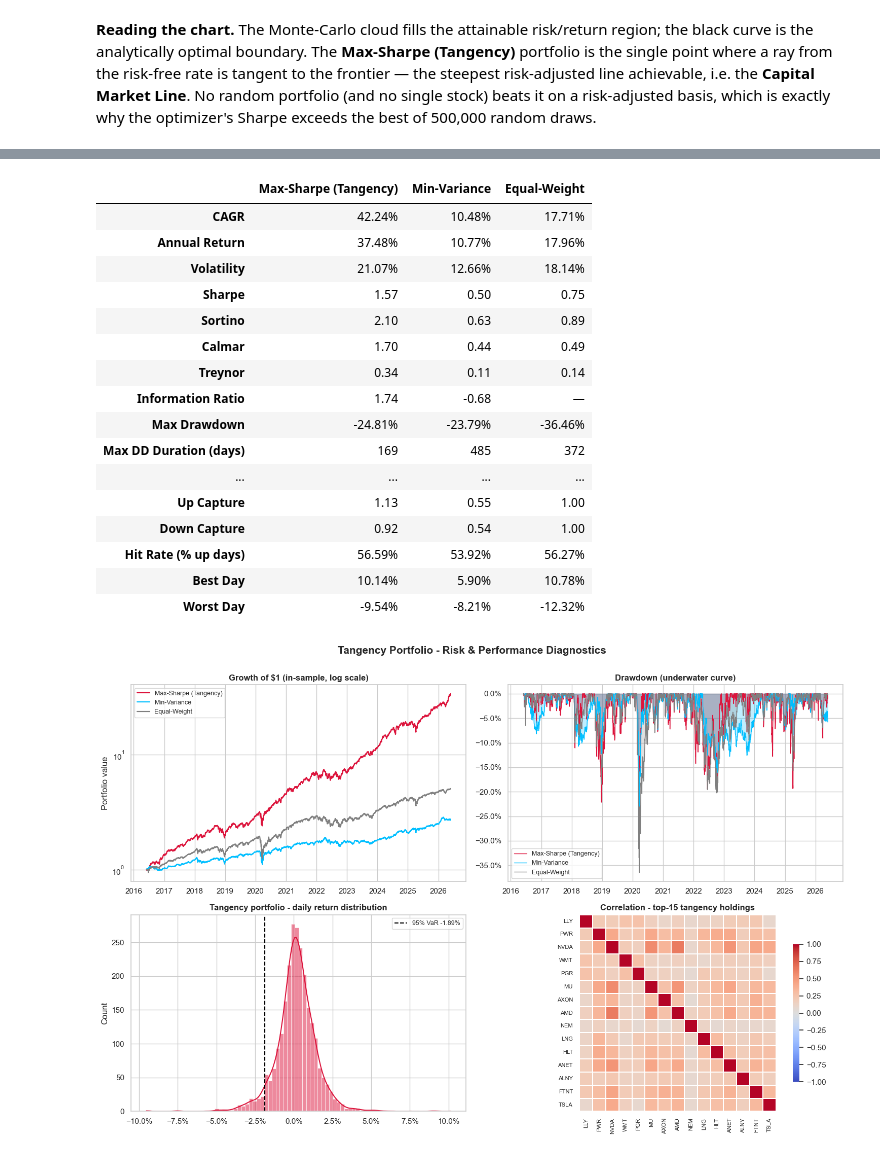
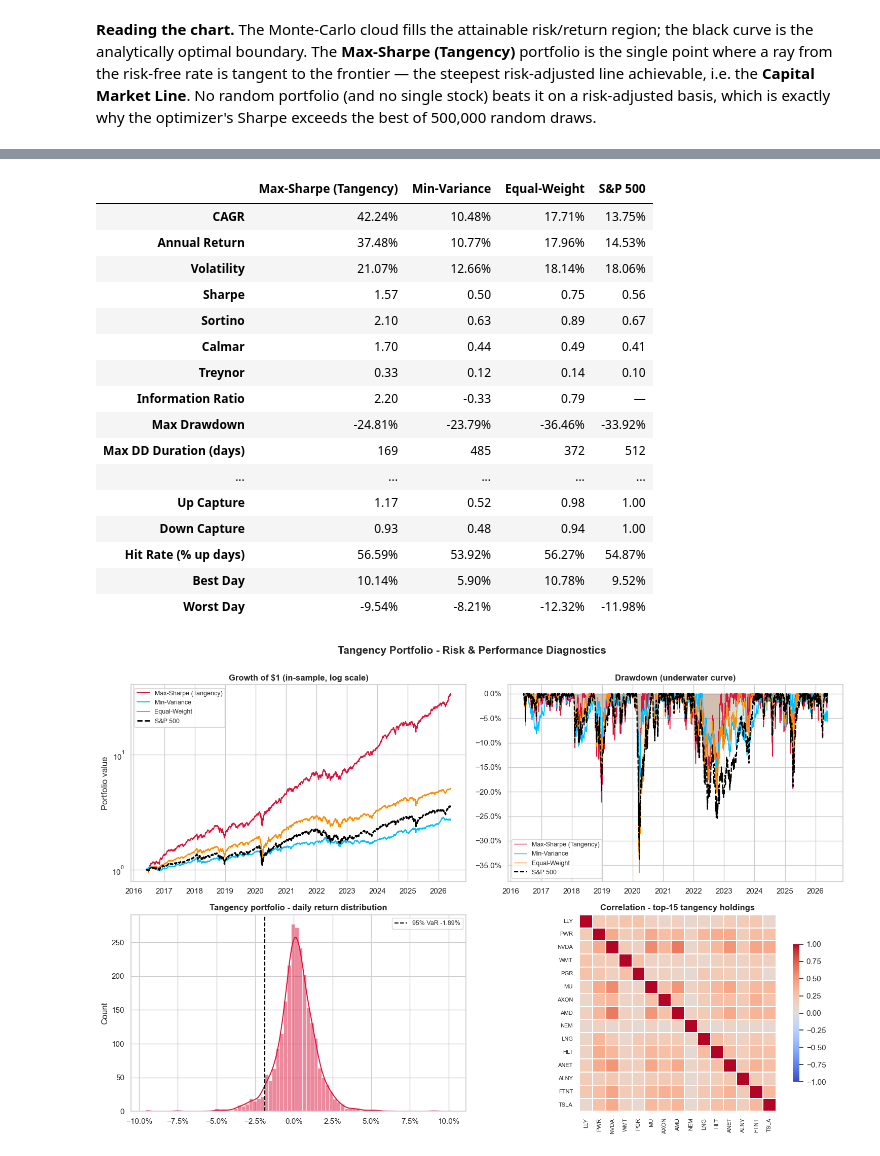
Before and after one commit to Michael-Nikolas-FTP/efficient-frontier-mpt, a Jupyter notebook: efficient_frontier.ipynb, the cells around one changed output, grey strips where cells are left out. Saved outputs shown, nothing was run; the diff lists cells and outputs as text; code cells hidden in the pictures.

```diff
--- a/efficient_frontier.ipynb
+++ b/efficient_frontier.ipynb
@@ -63,7 +63,7 @@ risk-adjusted portfolios:
 $$E(R) = R_f + \frac{E(R_{w^\*}) - R_f}{\sigma_{w^\*}}\,\sigma.$$
 # %%
 # --- Imports & configuration ---
-import os, sqlite3
+import os, sqlite3, json, urllib.request
 import numpy as np
 import pandas as pd
 import matplotlib.pyplot as plt
@@ -77,8 +77,9 @@ SEED         = 42
 np.random.seed(SEED)
 
 # Local EODHD database (falls back to the bundled CSV if the DB is unavailable).
-DB_PATH  = r"C:\Users\Michael\Desktop\data\eodhd_market_data.db"
-CSV_PATH = os.path.join("data", "universe_adj_close.csv.gz")
+DB_PATH   = r"C:\Users\Michael\Desktop\data\eodhd_market_data.db"
+CSV_PATH  = os.path.join("data", "universe_adj_close.csv.gz")
+SP500_CSV = os.path.join("data", "sp500.csv.gz")
 
 sns.set_theme(style="whitegrid", context="notebook")
 # %% [markdown]
@@ -374,16 +405,18 @@ column — hence its Beta = 1, Alpha = 0 by construction). Metrics span six fami
 # %%
-# --- Market proxy + full performance & risk tear-sheet ---
+# --- Diagnostics + full tear-sheet (benchmark = S&P 500) ---
 w_eq   = np.full(n_assets, 1/n_assets)
-book   = {"Max-Sharpe (Tangency)": w_ms, "Min-Variance": w_mv, "Equal-Weight": w_eq}
-colors = {"Max-Sharpe (Tangency)": "crimson", "Min-Variance": "deepskyblue", "Equal-Weight": "gray"}
+series = {
+    "Max-Sharpe (Tangency)": pd.Series(returns.values @ w_ms, index=returns.index),
+    "Min-Variance":          pd.Series(returns.values @ w_mv, index=returns.index),
+    "Equal-Weight":          pd.Series(returns.values @ w_eq, index=returns.index),
+    "S&P 500":               sp_ret,
+}
+colors = {"Max-Sharpe (Tangency)": "crimson", "Min-Variance": "deepskyblue",
+          "Equal-Weight": "darkorange", "S&P 500": "black"}
 
-mkt  = pd.Series(returns.values @ w_eq, index=returns.index)    # equal-weight market proxy
-rf_d = rf / TRADING_DAYS
-
-def diagnostics(w):
-    d  = pd.Series(returns.values @ w, index=returns.index)
+def diagnostics(d):
     eq = (1 + d).cumprod(); dd = eq / eq.cummax() - 1
-    longest = cur = 0                                           # longest underwater stretch
+    longest = cur = 0
     for u in (eq < eq.cummax()):
         cur = cur + 1 if u else 0; longest = max(longest, cur)
     ann   = d.mean() * TRADING_DAYS
@@ -405,7 +438,7 @@ def diagnostics(w):
         Skew=d.skew(), Kurtosis=d.kurt(), HitRate=(d > 0).mean(),
         BestDay=d.max(), WorstDay=d.min())
 
-D = {k: diagnostics(w) for k, w in book.items()}
+D = {k: diagnostics(v) for k, v in series.items()}
 
 rows = [("CAGR","pct"),("Ann_Return","pct"),("Volatility","pct"),
         ("Sharpe","r"),("Sortino","r"),("Calmar","r"),("Treynor","r"),("InfoRatio","r"),
@@ -414,64 +447,67 @@ rows = [("CAGR","pct"),("Ann_Return","pct"),("Volatility","pct"),
         ("Beta","r"),("Alpha","pct"),("TrackErr","pct"),("UpCapture","r"),("DownCapture","r"),
         ("HitRate","pct"),("BestDay","pct"),("WorstDay","pct")]
 labels = {"Ann_Return":"Annual Return","MaxDD":"Max Drawdown","MaxDD_Days":"Max DD Duration (days)",
-          "VaR95":"VaR 95%","CVaR95":"CVaR 95% (ES)","Beta":"Beta (vs mkt)","Alpha":"Alpha (annual)",
+          "VaR95":"VaR 95%","CVaR95":"CVaR 95% (ES)","Beta":"Beta (vs S&P 500)","Alpha":"Alpha (annual)",
           "InfoRatio":"Information Ratio","TrackErr":"Tracking Error","UpCapture":"Up Capture",
           "DownCapture":"Down Capture","Kurtosis":"Excess Kurtosis","HitRate":"Hit Rate (% up days)",
           "BestDay":"Best Day","WorstDay":"Worst Day"}
 def _fmt(v, t):
     if v is None or (isinstance(v, float) and np.isnan(v)): return "—"
     return f"{v:.2%}" if t == "pct" else (f"{int(v)}" if t == "d" else f"{v:.2f}")
-tearsheet = pd.DataFrame({k: [_fmt(D[k][m], t) for m, t in rows] for k in book},
+tearsheet = pd.DataFrame({k: [_fmt(D[k][m], t) for m, t in rows] for k in series},
                          index=[labels.get(m, m.replace("_", " ")) for m, _ in rows])
 tearsheet
 # %% [output]
-|  | Max-Sharpe (Tangency) | Min-Variance | Equal-Weight |
-| CAGR | 42.24% | 10.48% | 17.71% |
-| Annual Return | 37.48% | 10.77% | 17.96% |
-| Volatility | 21.07% | 12.66% | 18.14% |
-| Sharpe | 1.57 | 0.50 | 0.75 |
-| Sortino | 2.10 | 0.63 | 0.89 |
-| Calmar | 1.70 | 0.44 | 0.49 |
-| Treynor | 0.34 | 0.11 | 0.14 |
-| Information Ratio | 1.74 | -0.68 | — |
-| Max Drawdown | -24.81% | -23.79% | -36.46% |
-| Max DD Duration (days) | 169 | 485 | 372 |
-| ... | ... | ... | ... |
-| Up Capture | 1.13 | 0.55 | 1.00 |
-| Down Capture | 0.92 | 0.54 | 1.00 |
-| Hit Rate (% up days) | 56.59% | 53.92% | 56.27% |
-| Best Day | 10.14% | 5.90% | 10.78% |
-| Worst Day | -9.54% | -8.21% | -12.32% |
+|  | Max-Sharpe (Tangency) | Min-Variance | Equal-Weight | S&P 500 |
+| CAGR | 42.24% | 10.48% | 17.71% | 13.75% |
+| Annual Return | 37.48% | 10.77% | 17.96% | 14.53% |
+| Volatility | 21.07% | 12.66% | 18.14% | 18.06% |
+| Sharpe | 1.57 | 0.50 | 0.75 | 0.56 |
+| Sortino | 2.10 | 0.63 | 0.89 | 0.67 |
+| Calmar | 1.70 | 0.44 | 0.49 | 0.41 |
+| Treynor | 0.33 | 0.12 | 0.14 | 0.10 |
+| Information Ratio | 2.20 | -0.33 | 0.79 | — |
+| Max Drawdown | -24.81% | -23.79% | -36.46% | -33.92% |
+| Max DD Duration (days) | 169 | 485 | 372 | 512 |
+| ... | ... | ... | ... | ... |
+| Up Capture | 1.17 | 0.52 | 0.98 | 1.00 |
+| Down Capture | 0.93 | 0.48 | 0.94 | 1.00 |
+| Hit Rate (% up days) | 56.59% | 53.92% | 56.27% | 54.87% |
+| Best Day | 10.14% | 5.90% | 10.78% | 9.52% |
+| Worst Day | -9.54% | -8.21% | -12.32% | -11.98% |
 # %%
 fig2, axs = plt.subplots(2, 2, figsize=(15, 10))
 
 for k, d in D.items():                                   # (a) equity curve
-    axs[0,0].plot(d["eq"].index, d["eq"], label=k, color=colors[k], lw=1.6)
+    axs[0,0].plot(d["eq"].index, d["eq"], label=k, color=colors[k],
+                  lw=2.0 if k == "S&P 500" else 1.5, ls="--" if k == "S&P 500" else "-")
 axs[0,0].set_yscale("log"); axs[0,0].set_title("Growth of $1 (in-sample, log scale)", weight="bold")
 axs[0,0].set_ylabel("Portfolio value"); axs[0,0].legend(fontsize=9)
 
 for k, d in D.items():                                   # (b) drawdown
-    axs[0,1].fill_between(d["dd"].index, d["dd"], 0, color=colors[k], alpha=0.25)
-    axs[0,1].plot(d["dd"].index, d["dd"], color=colors[k], lw=1.0, label=k)
+    axs[0,1].plot(d["dd"].index, d["dd"], color=colors[k],
+                  lw=1.6 if k == "S&P 500" else 1.0, ls="--" if k == "S&P 500" else "-", label=k)
+    if k != "S&P 500":
+        axs[0,1].fill_between(d["dd"].index, d["dd"], 0, color=colors[k], alpha=0.20)
 axs[0,1].set_title("Drawdown (underwater curve)", weight="bold")
 axs[0,1].yaxis.set_major_formatter(mtick.PercentFormatter(xmax=1.0)); axs[0,1].legend(fontsize=9)
 
 tang = D["Max-Sharpe (Tangency)"]                        # (c) return distribution
 sns.histplot(tang["daily"], bins=80, kde=True, ax=axs[1,0], color="crimson", alpha=0.5)
 axs[1,0].axvline(tang["VaR95"], color="black", ls="--", label=f"95% VaR {tang['VaR95']:.2%}")
 axs[1,0].set_title("Tangency portfolio - daily return distribution", weight="bold")
 axs[1,0].xaxis.set_major_formatter(mtick.PercentFormatter(xmax=1.0)); axs[1,0].legend(fontsize=9)
 
 topn = pd.Series(w_ms, index=tickers).sort_values(ascending=False).head(15).index.tolist()
 corr = returns[[t + ".US" for t in topn]].corr(); corr.index = topn; corr.columns = topn
 sns.heatmap(corr, ax=axs[1,1], cmap="coolwarm", center=0, vmin=-1, vmax=1, square=True,
             cbar_kws={"shrink": 0.7}, linewidths=0.3)
 axs[1,1].set_title("Correlation - top-15 tangency holdings", weight="bold")
 axs[1,1].tick_params(labelsize=8)
 
 fig2.suptitle("Tangency Portfolio - Risk & Performance Diagnostics", fontsize=15, weight="bold")
 fig2.tight_layout(rect=[0, 0, 1, 0.98])
 fig2.savefig("risk_performance.png", dpi=200, bbox_inches="tight")
 plt.show()
 # %% [output]
-[figure, old version]
+[figure, new version]
```
Also changed, not shown: parts of 8 cells of this notebook, 6 other files.
